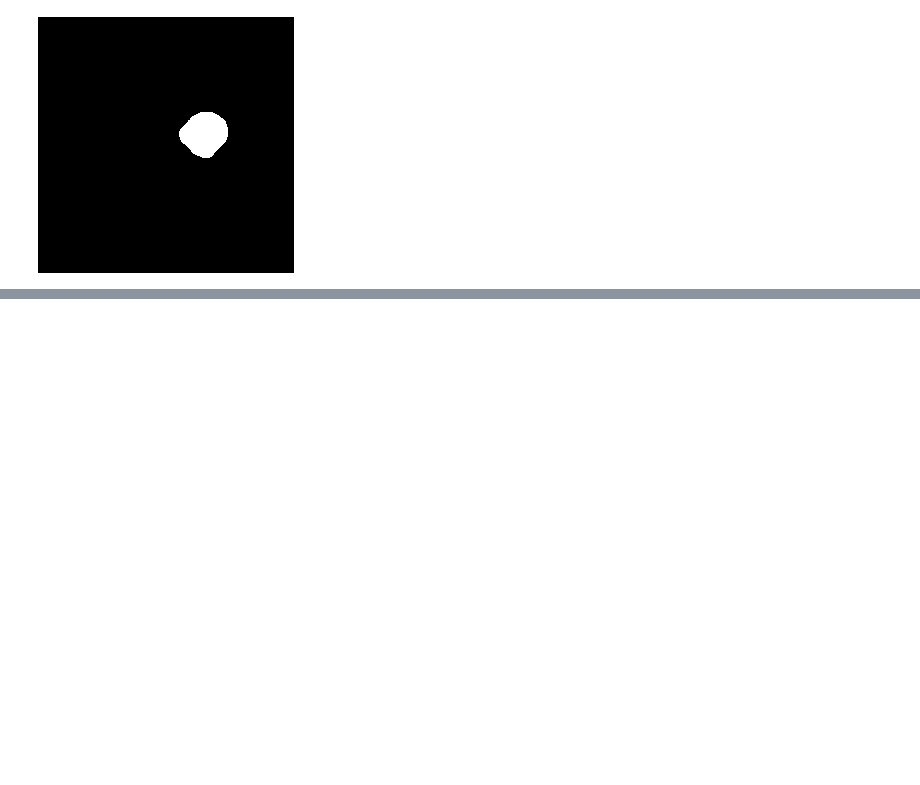
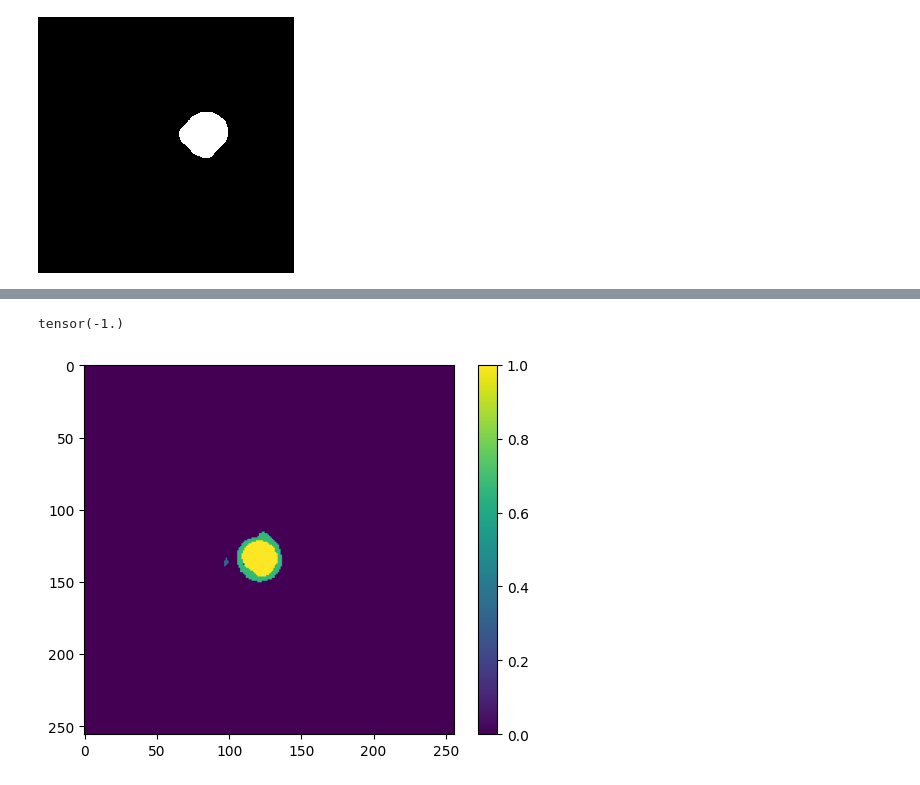
Before and after one commit to skkk256/bme_project_2, a Jupyter notebook: test.ipynb, the cells around one changed output, grey strips where cells are left out. Saved outputs shown, nothing was run; the diff lists cells and outputs as text; code cells hidden in the pictures; blank space fills up the shorter version.

```diff
--- a/test.ipynb
+++ b/test.ipynb
@@ -116,0 +121,8 @@ for i in range(mask.shape[0]):
+# %%
+is_load = True
+checkpoint = "checkpoint/04-08_14-00-36-v1.0-60epoch.pth"
+
+net = UNet(n_channels=1, n_classes=3, C_base=32)
+if is_load == True:
+    net.load_state_dict(torch.load(checkpoint))
+net.eval()
@@ -116,0 +147,34 @@ for i in range(mask.shape[0]):
+# %%
+from PIL import Image
+import torchvision.transforms as transforms
+from modules.utils import imsshow, imgshow
+
+img = Image.open("/data/shengkuan/project2/ACDC-2D-All/test/Img/patient051_11_9.png")
+transform = transforms.Compose([transforms.ToTensor(), transforms.Normalize((0.5), (0.5))])
+# Apply the transformation to the image
+img_tensor = torch.unsqueeze(transform(img), dim=0)
+# %% [output]
+tensor(-1.)
+# %%
+mask = net(img_tensor)
+mask_probs = torch.sigmoid(mask)
+mask = mask_probs > 0.5
+# %%
+pred_seg_mask_RV = mask[0, 0, :, :].detach().cpu().numpy()
+pred_seg_mask_MYO = mask[0, 1, :, :].detach().cpu().numpy()
+pred_seg_mask_LV = mask[0, 2, :, :].detach().cpu().numpy()
+
+result = np.zeros((256, 256))
+
+pal = [85, 170, 255]
+for i in range(256):
+    for j in range(256):
+        value = np.array(
+            [pred_seg_mask_RV[i, j], pred_seg_mask_MYO[i, j], pred_seg_mask_LV[i, j]])
+        result[i, j] = pal[np.argmax(
+            value)] * value[np.argmax(value)]
+pred_seg_mask = result/255
+
+imgshow(pred_seg_mask)
+# %% [output]
+[figure, added]
```
Also changed, not shown: parts of 2 cells of this notebook, 9 other files.
